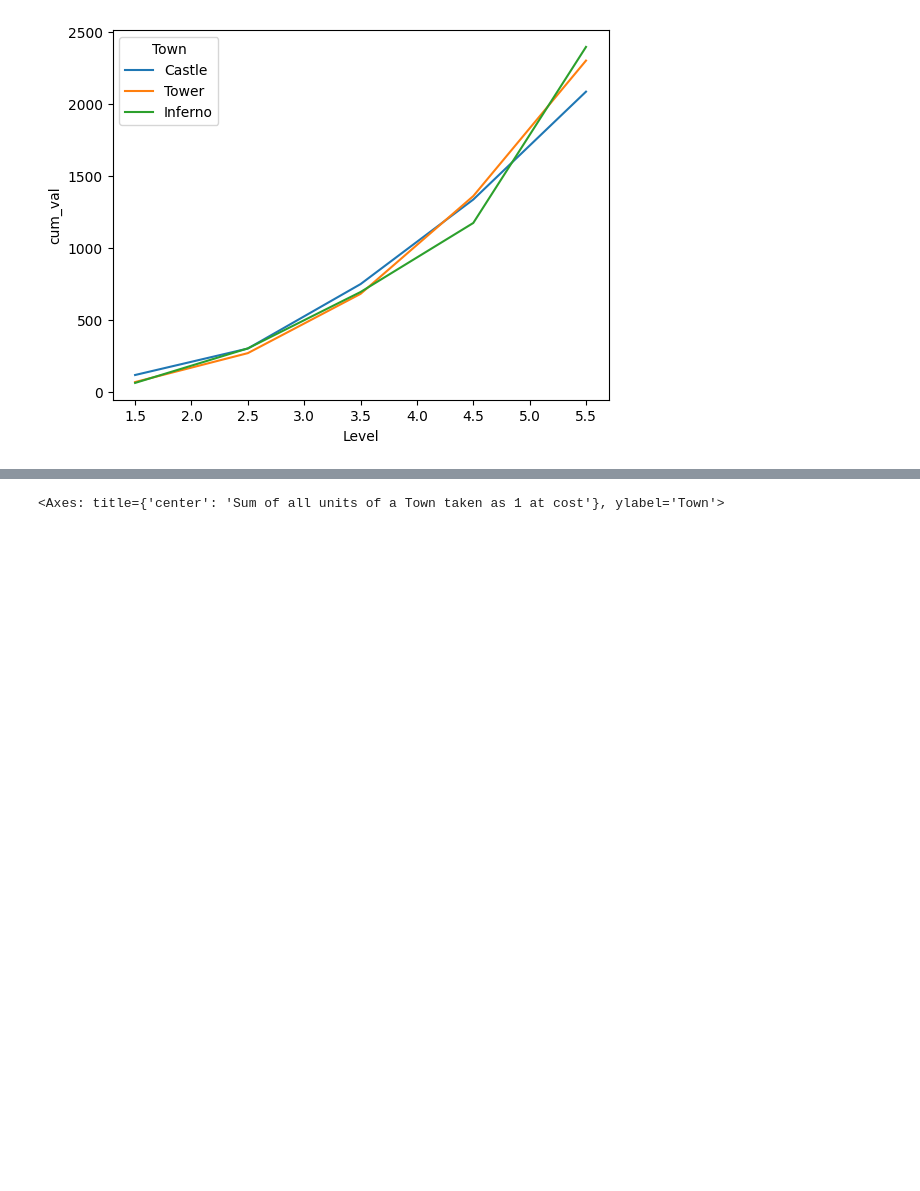
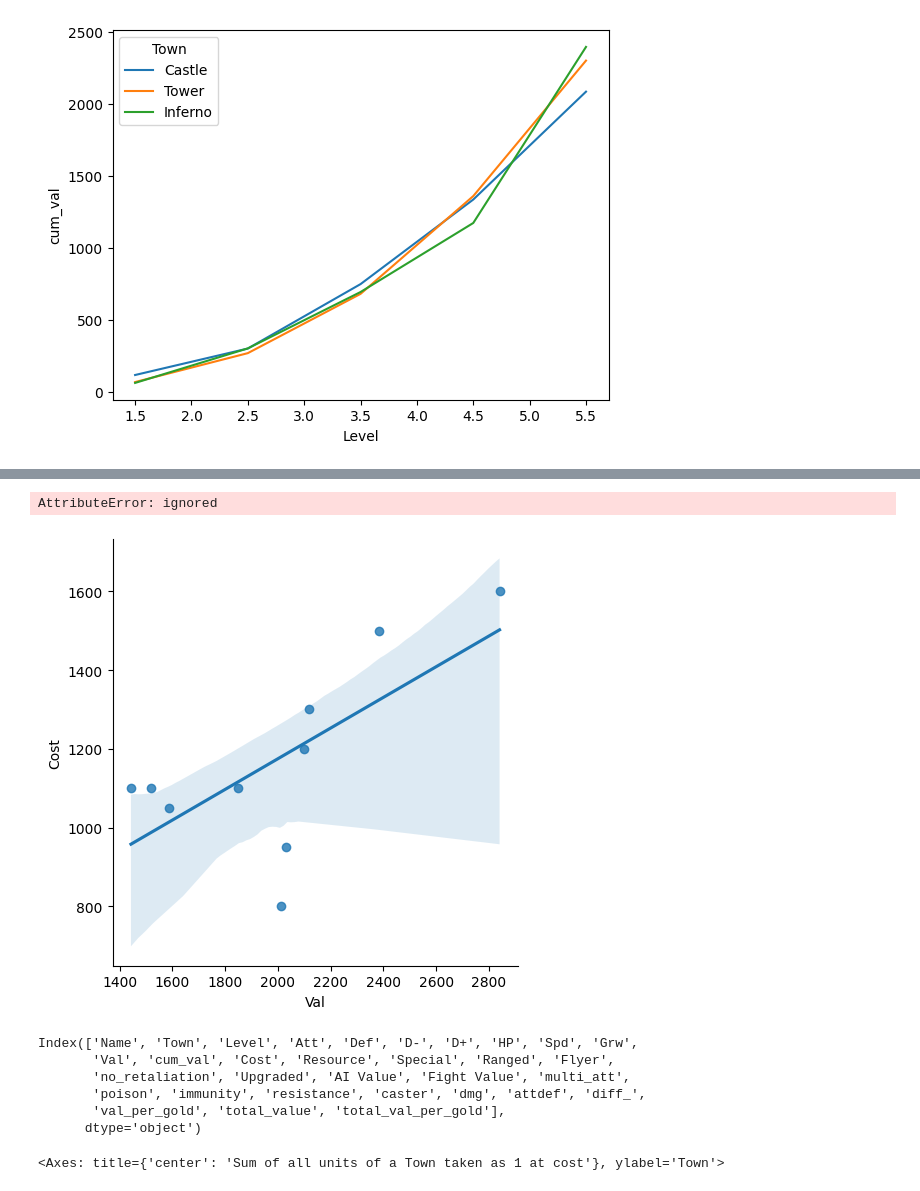
Before and after one commit to tazar09/h3_working_repo, a Jupyter notebook: h3_castles[sep30].ipynb, the cells around one changed output, grey strips where cells are left out. Drawn from its saved outputs; the diff is of its cells as text; code cells hidden in the pictures; blank space fills up the shorter version.

```diff
--- a/h3_castles[sep30].ipynb
+++ b/h3_castles[sep30].ipynb
@@ -528,3 +527,6 @@ sns.lineplot(data = df_upg[(df_upg['Town'].str.contains(pattern_selected)) & (df
 # %% [output]
 <Axes: xlabel='Level', ylabel='cum_val'>
 [figure]
+# %%
+dftest2 = dftest[dftest['Level'] == 6.5].reset_index(drop = True)
+dftest2.Name
@@ -531,3 +545,20 @@ sns.lineplot(data = df_upg[(df_upg['Town'].str.contains(pattern_selected)) & (df
+# %%
+sns.lmplot(data = dftest2, x = 'Val', y = 'Cost', fit_reg=True)
+for line in range(0,dftest2.shape[0]):
+     plt.text(dftest2.Val[line] + 0.6, dftest2.Cost[line] - 0.6, dftest2.Name[line], horizontalalignment='left',verticalalignment='top', size='medium', color='black', weight='semibold',
+              dodge =10)
+# %% [output]
+AttributeError: ignored
+[figure, added]
+# %%
+dftest.columns
+# %% [output]
+Index(['Name', 'Town', 'Level', 'Att', 'Def', 'D-', 'D+', 'HP', 'Spd', 'Grw',
+       'Val', 'cum_val', 'Cost', 'Resource', 'Special', 'Ranged', 'Flyer',
+       'no_retaliation', 'Upgraded', 'AI Value', 'Fight Value', 'multi_att',
+       'poison', 'immunity', 'resistance', 'caster', 'dmg', 'attdef', 'diff_',
+       'val_per_gold', 'total_value', 'total_val_per_gold'],
+      dtype='object')
 # %%
 dftest[dftest['Upgraded'] == 1].groupby('Town')['val_per_gold'].sum().sort_values(ascending = True).plot(kind = 'barh', title = 'Sum of all units of a Town taken as 1 at cost')
 # %% [output]
```
Also changed, not shown: parts of 2 cells of this notebook.
